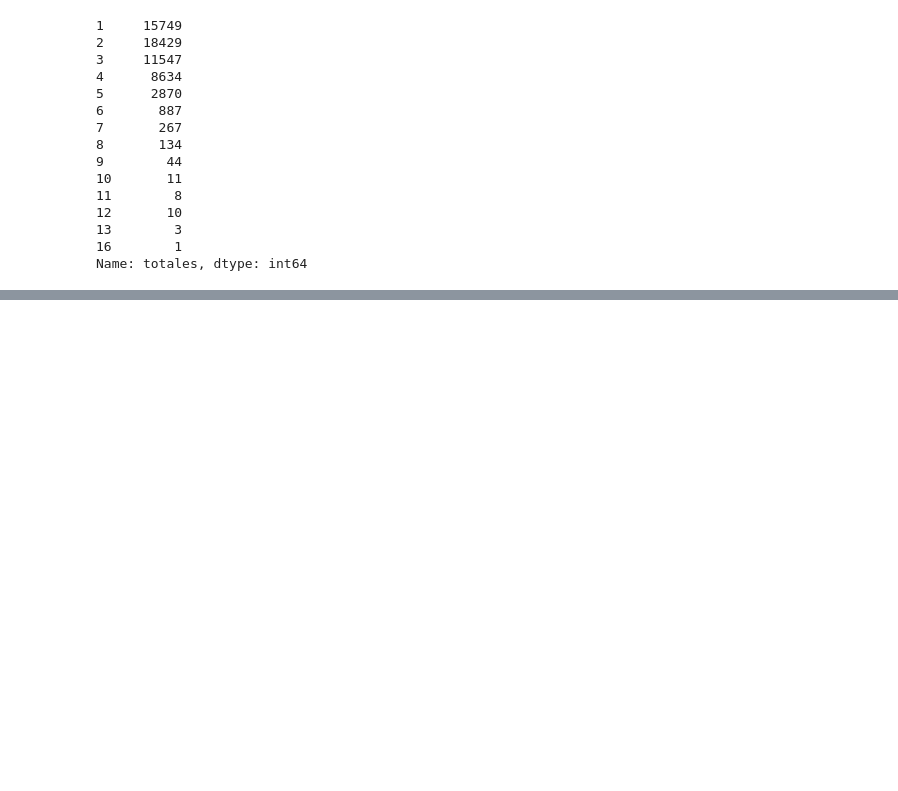
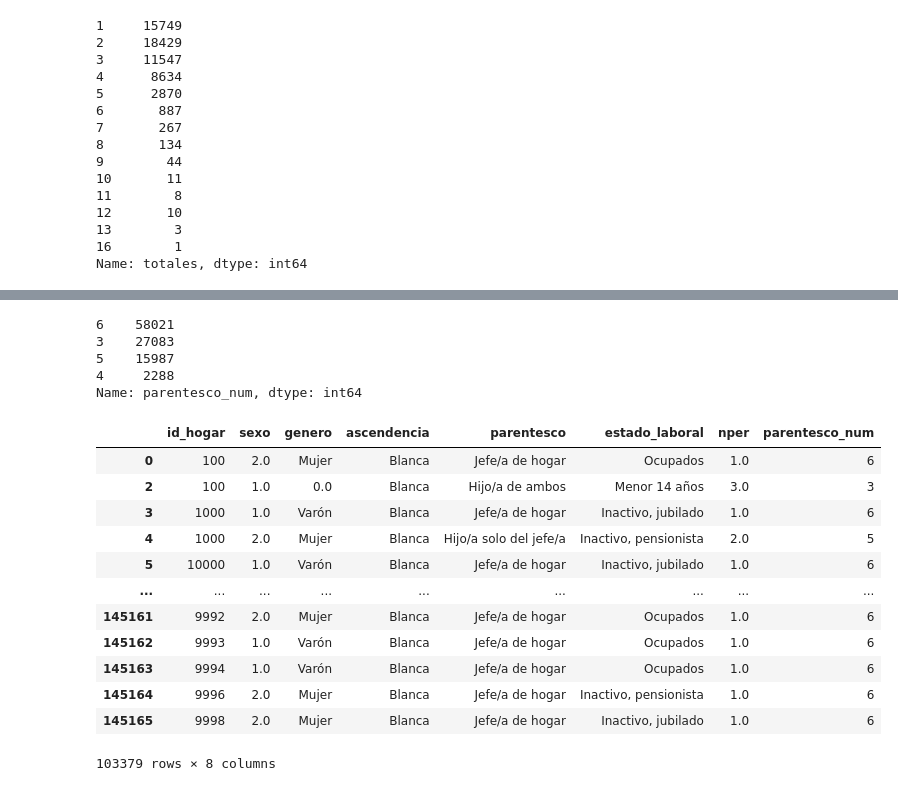
Before and after one commit to anicolon/coder_proyecto, a Jupyter notebook: hyp_2020/hyp_2020.ipynb, the cells around one changed output, grey strips where cells are left out. Drawn from its saved outputs; the diff is of its cells as text; code cells hidden in the pictures; blank space fills up the shorter version.

```diff
--- a/hyp_2020/hyp_2020.ipynb
+++ b/hyp_2020/hyp_2020.ipynb
@@ -192,3 +171,5 @@ familia['totales'].value_counts().sort_index()
 13        3
 16        1
 Name: totales, dtype: int64
+# %%
+df['parentesco_num'] = df['parentesco'].cat.codes
@@ -194,0 +196,28 @@ Name: totales, dtype: int64
+# %%
+mask = df['parentesco_num'].isin(list(range(3,7)))
+
+df = df[mask]
+
+df['parentesco_num'].value_counts()
+# %% [output]
+6    58021
+3    27083
+5    15987
+4     2288
+Name: parentesco_num, dtype: int64
+# %%
+df
+# %% [output]
+|  | id_hogar | sexo | genero | ascendencia | parentesco | estado_laboral | nper | parentesco_num |
+| 0 | 100 | 2.0 | Mujer | Blanca | Jefe/a de hogar | Ocupados | 1.0 | 6 |
+| 2 | 100 | 1.0 | 0.0 | Blanca | Hijo/a de ambos | Menor 14 años | 3.0 | 3 |
+| 3 | 1000 | 1.0 | Varón | Blanca | Jefe/a de hogar | Inactivo, jubilado | 1.0 | 6 |
+| 4 | 1000 | 2.0 | Mujer | Blanca | Hijo/a solo del jefe/a | Inactivo, pensionista | 2.0 | 5 |
+| 5 | 10000 | 1.0 | Varón | Blanca | Jefe/a de hogar | Inactivo, jubilado | 1.0 | 6 |
+| ... | ... | ... | ... | ... | ... | ... | ... | ... |
+| 145161 | 9992 | 2.0 | Mujer | Blanca | Jefe/a de hogar | Ocupados | 1.0 | 6 |
+| 145162 | 9993 | 1.0 | Varón | Blanca | Jefe/a de hogar | Ocupados | 1.0 | 6 |
+| 145163 | 9994 | 1.0 | Varón | Blanca | Jefe/a de hogar | Ocupados | 1.0 | 6 |
+| 145164 | 9996 | 2.0 | Mujer | Blanca | Jefe/a de hogar | Inactivo, pensionista | 1.0 | 6 |
+| 145165 | 9998 | 2.0 | Mujer | Blanca | Jefe/a de hogar | Inactivo, jubilado | 1.0 | 6 |
+103379 rows × 8 columns
```
Also changed, not shown: parts of 10 cells of this notebook, 1 other file.
